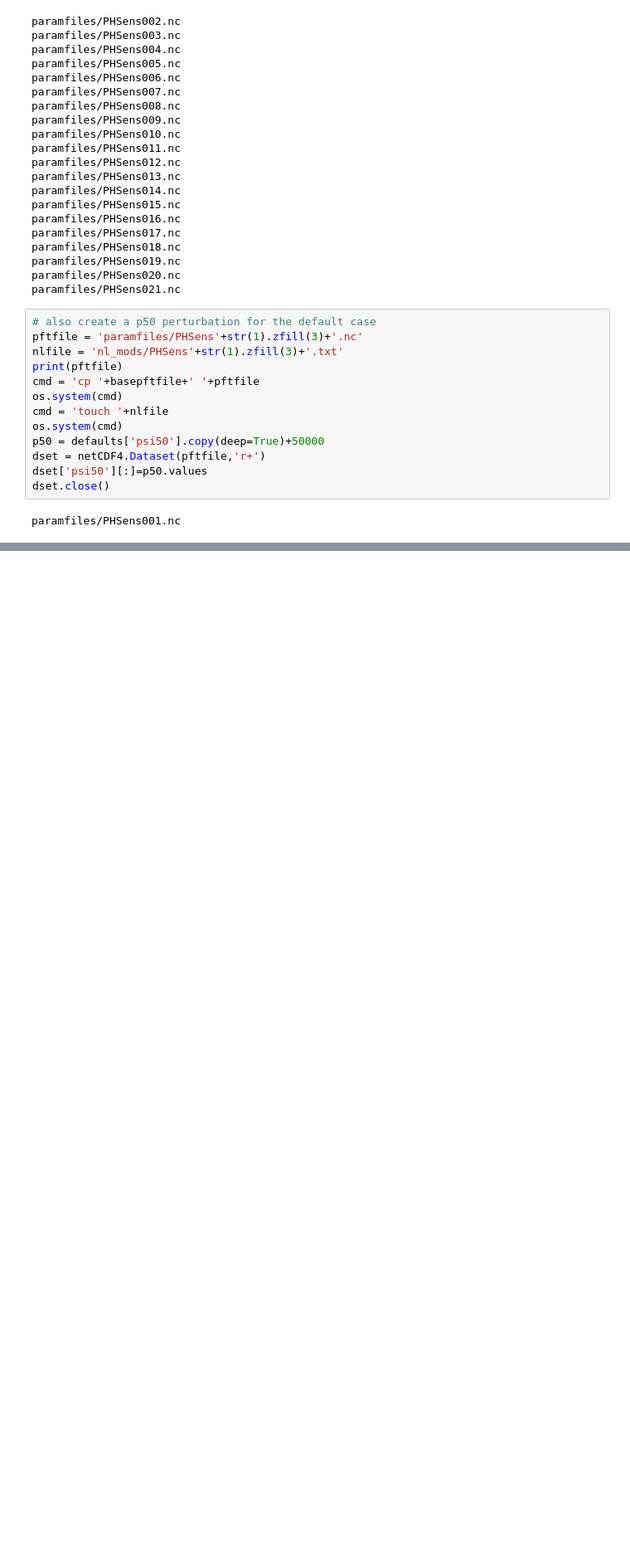
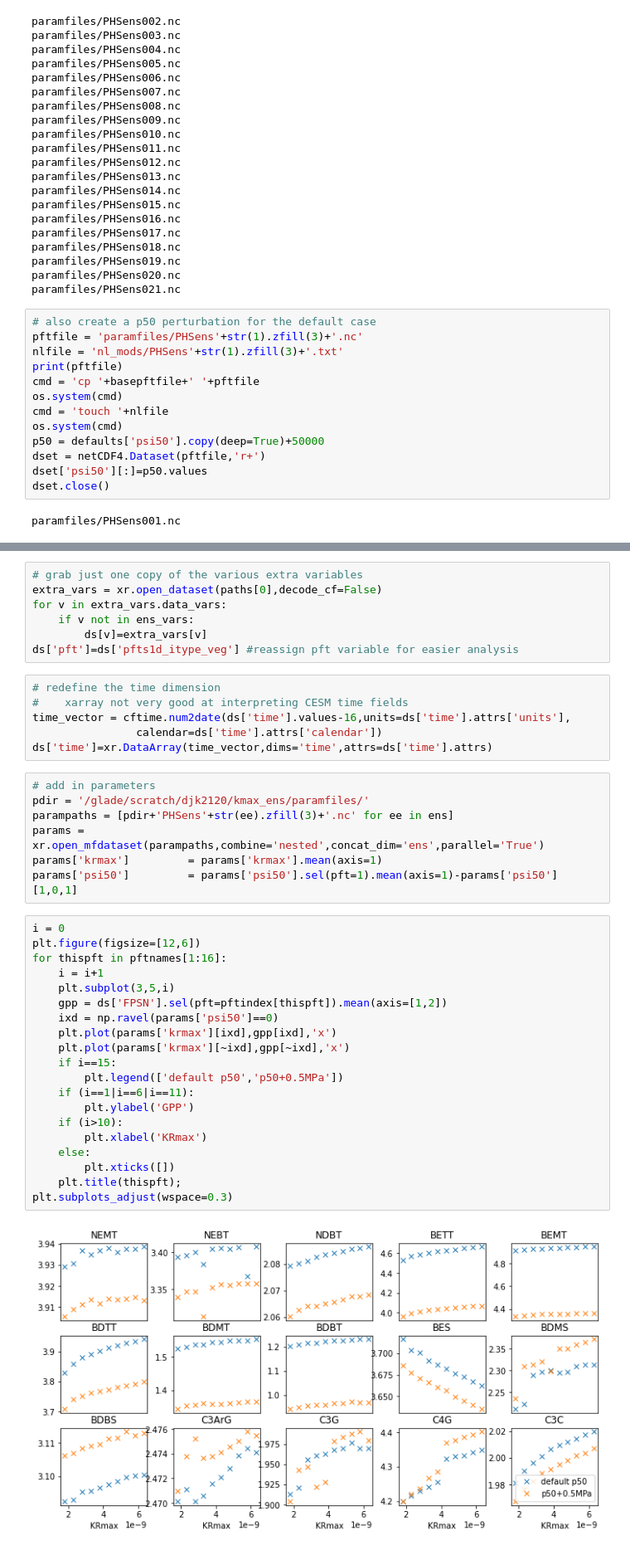
Before and after one commit to djk2120/CLM5PPE, a Jupyter notebook: params/scripts/phs_params/phs_params.ipynb, the cells around one changed output, grey strips where cells are left out. Shown: that part at 83% size. Cells and saved outputs as stored; diff of their text form; blank space fills up the shorter version.

Commit message:
running kmax ensemble

```diff
--- a/params/scripts/phs_params/phs_params.ipynb
+++ b/params/scripts/phs_params/phs_params.ipynb
@@ -129,0 +172,42 @@ paramfiles/PHSens001.nc
+# %%
+# grab just one copy of the various extra variables
+extra_vars = xr.open_dataset(paths[0],decode_cf=False)
+for v in extra_vars.data_vars:
+    if v not in ens_vars:
+        ds[v]=extra_vars[v]
+ds['pft']=ds['pfts1d_itype_veg'] #reassign pft variable for easier analysis
+# %%
+# redefine the time dimension
+#    xarray not very good at interpreting CESM time fields
+time_vector = cftime.num2date(ds['time'].values-16,units=ds['time'].attrs['units'],
+                calendar=ds['time'].attrs['calendar'])
+ds['time']=xr.DataArray(time_vector,dims='time',attrs=ds['time'].attrs)
+# %%
+# add in parameters
+pdir = '/glade/scratch/djk2120/kmax_ens/paramfiles/'
+parampaths = [pdir+'PHSens'+str(ee).zfill(3)+'.nc' for ee in ens]
+params = xr.open_mfdataset(parampaths,combine='nested',concat_dim='ens',parallel='True')
+params['krmax']         = params['krmax'].mean(axis=1)
+params['psi50']         = params['psi50'].sel(pft=1).mean(axis=1)-params['psi50'][1,0,1]
+# %%
+i = 0
+plt.figure(figsize=[12,6])
+for thispft in pftnames[1:16]:
+    i = i+1
+    plt.subplot(3,5,i)
+    gpp = ds['FPSN'].sel(pft=pftindex[thispft]).mean(axis=[1,2])
+    ixd = np.ravel(params['psi50']==0)
+    plt.plot(params['krmax'][ixd],gpp[ixd],'x')
+    plt.plot(params['krmax'][~ixd],gpp[~ixd],'x')
+    if i==15:
+        plt.legend(['default p50','p50+0.5MPa'])
+    if (i==1|i==6|i==11):
+        plt.ylabel('GPP')
+    if (i>10):
+        plt.xlabel('KRmax')
+    else:
+        plt.xticks([])
+    plt.title(thispft);
+plt.subplots_adjust(wspace=0.3)
+# %% [output]
+[figure, added]
```
Also changed, not shown: parts of 18 cells of this notebook.
